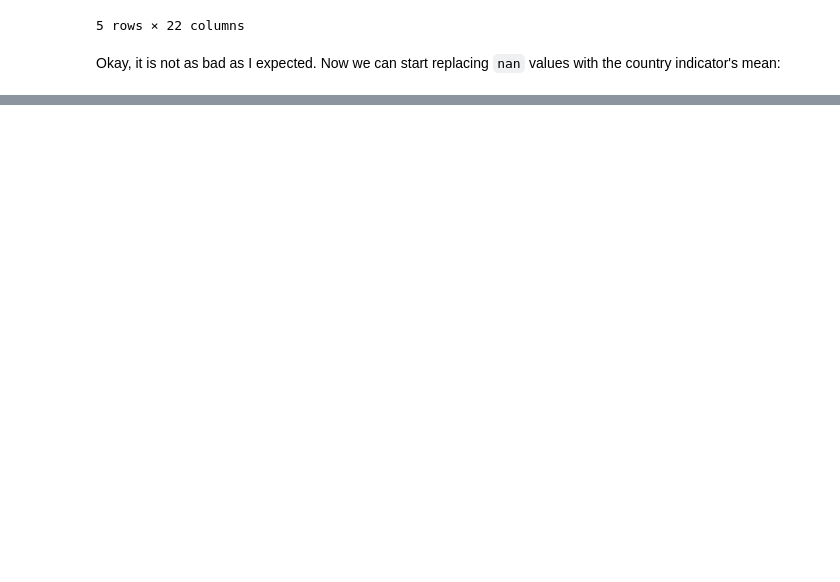
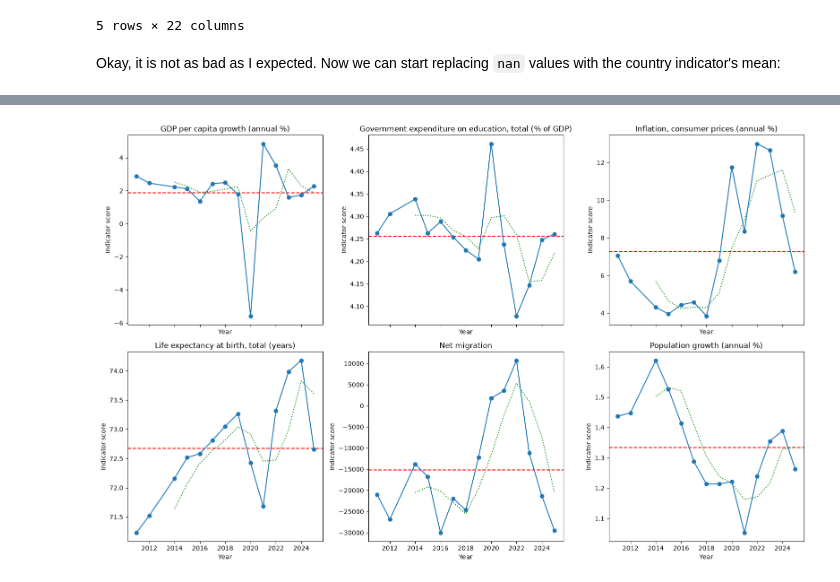
Before and after one commit to flawedvice/happiness-prediction, a Jupyter notebook: exploration.ipynb, the cells around one changed output, grey strips where cells are left out. Drawn from its saved outputs; the diff is of its cells as text; code cells hidden in the pictures; blank space fills up the shorter version.

```diff
--- a/exploration.ipynb
+++ b/exploration.ipynb
@@ -813,0 +983,24 @@ KeyError: "Columns not found: 'India'"
+# %%
+# Plot second group
+fig, axes = plt.subplots(2, 3, figsize=(16, 10), sharex=True, sharey=False)
+axes = axes.flatten()
+
+for ax, indicator in zip(axes, indicators_b):
+     # Plot the overall mean
+    mean_of_mean = indicators_means[indicator].mean()
+    ax.axhline(mean_of_mean, color="red", linestyle="--", label="mean")
+    # Plot the moving average to better visualize trends without outliers' shift
+    rolling_avg = indicators_means[indicator].rolling(3).mean()
+    ax.plot(rolling_avg, color="green", linestyle="dotted", label="moving avg.")
+    # Plot the actual indicators' means
+    ax.plot(indicators_means[indicator], marker='o')
+    ax.set_title(indicator)
+    ax.set_xlabel("Year")
+    ax.set_ylabel("Indicator score")
+
+plt.tight_layout()
+
+save_plt("Indicators' mean evolution (group B)")
+plt.show()
+# %% [output]
+[figure, added]
```
Also changed, not shown: parts of 35 cells of this notebook, 1 other file.
